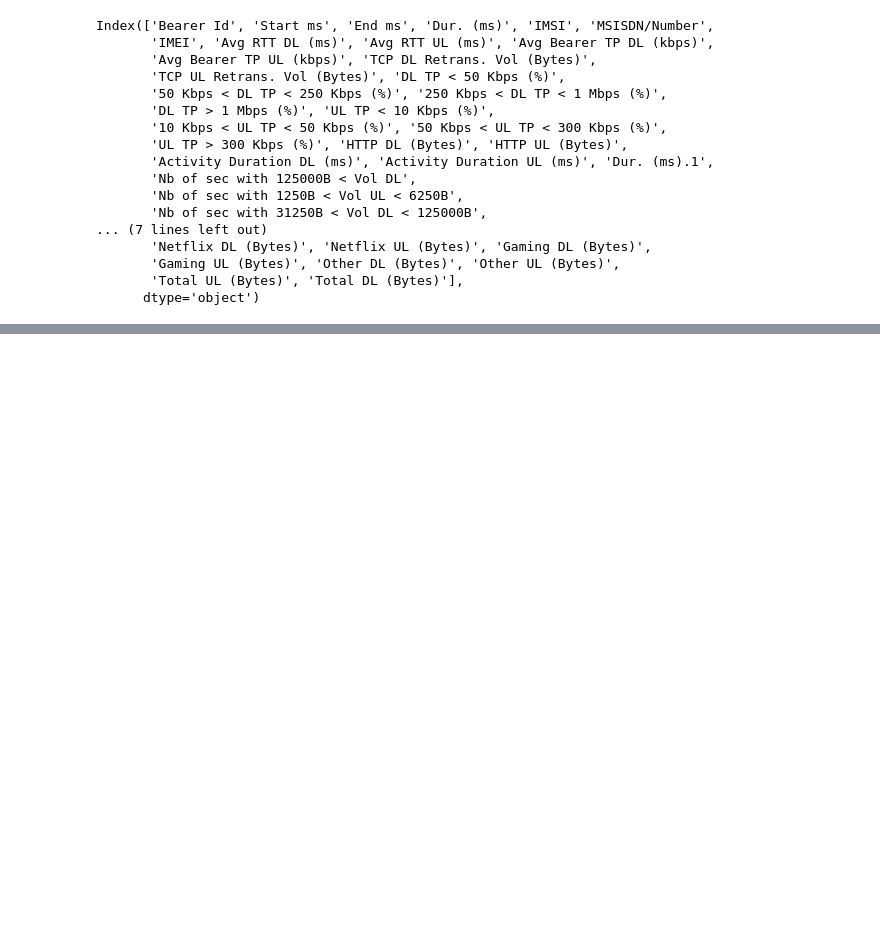
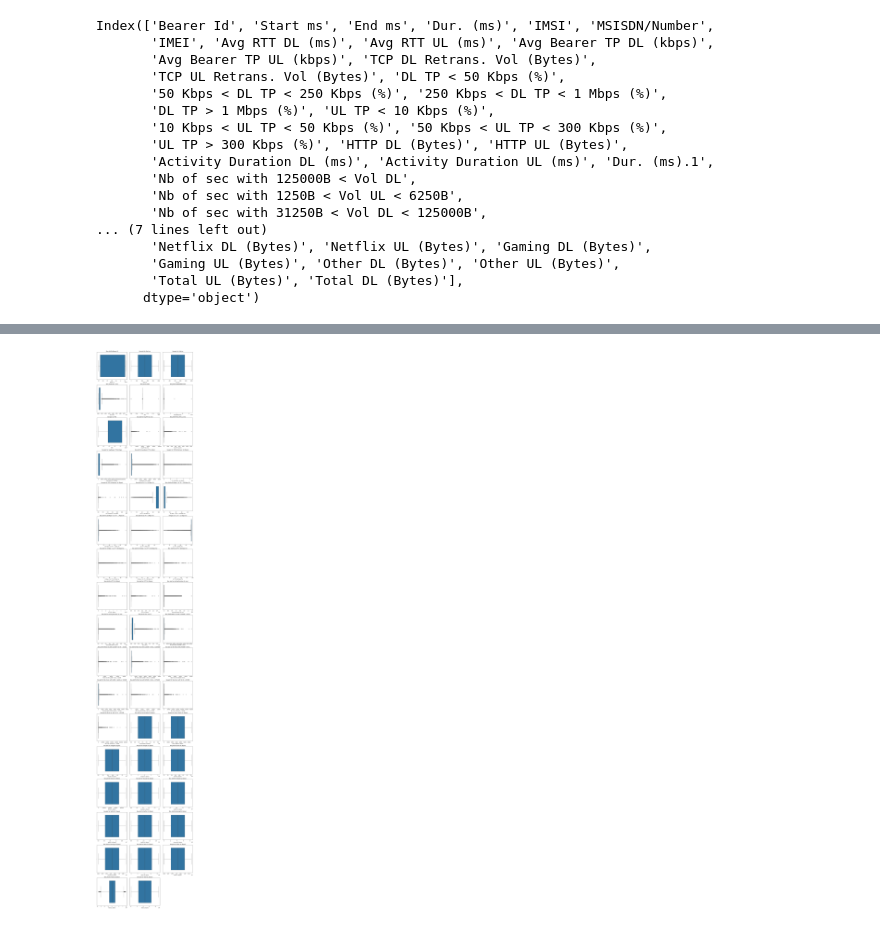
Before and after one commit to Ofgeha-Gelana/TellCo-Telecom-Analysis-Dashboard, a Jupyter notebook: notebooks/try.ipynb, the cells around one changed output, grey strips where cells are left out. Drawn from its saved outputs; the diff is of its cells as text; code cells hidden in the pictures; blank space fills up the shorter version.

Commit message:
added visual outliers

```diff
--- a/notebooks/try.ipynb
+++ b/notebooks/try.ipynb
@@ -260,0 +267,22 @@ TypeError: unsupported operand type(s) for -: 'str' and 'str'
+# %%
+def visualize_outlies(df):
+    # Select only the numerical columns
+    numerical_cols = df.select_dtypes(include=['float64', 'int64']).columns
+
+    # Calculate the number of rows and columns for the subplot grid
+    num_cols = 3  # Number of columns for subplots
+    num_rows = (len(numerical_cols) + num_cols - 1) // num_cols  # Calculate number of rows needed
+
+    plt.figure(figsize=(15, 5 * num_rows))  # Adjusting the figure size
+
+    for i, col in enumerate(numerical_cols):
+        plt.subplot(num_rows, num_cols, i + 1)  # Creating subplots
+        sns.boxplot(x=df[col])  # Boxplot for each numerical column
+        plt.title(f'Box plot for {col}')  # Title for each subplot
+
+    plt.tight_layout()  # Adjust layout to prevent overlap
+    plt.show()  # Display the plots
+
+visualize_outlies(df)
+# %% [output]
+[figure, added]
```
Also changed, not shown: parts of 4 cells of this notebook, 1 other file.
